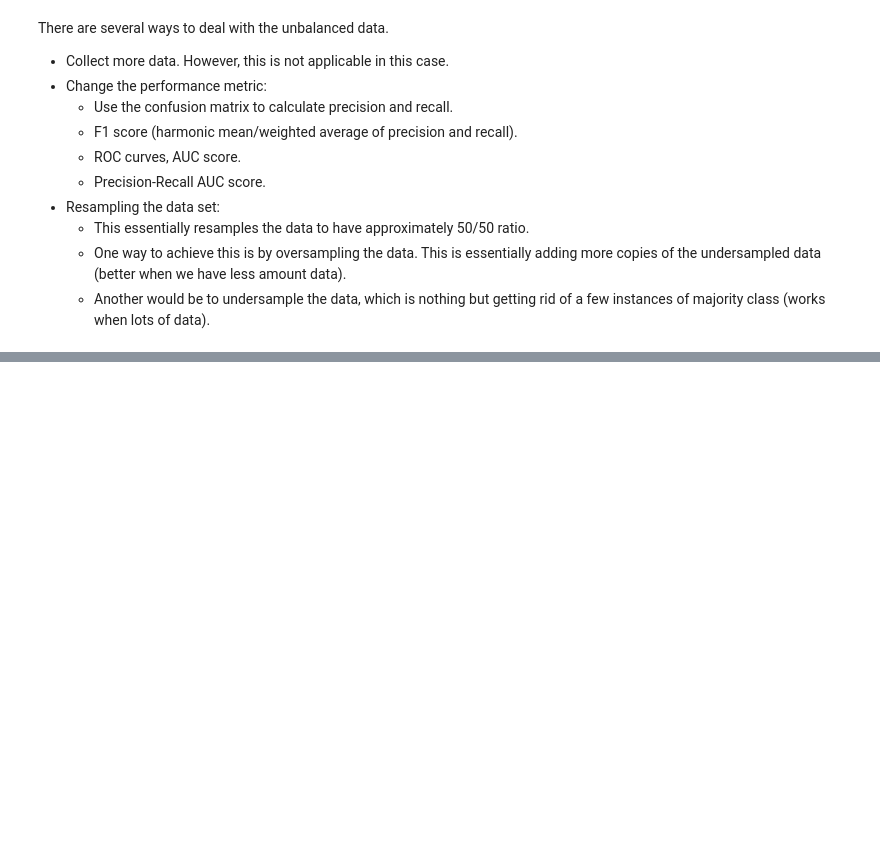
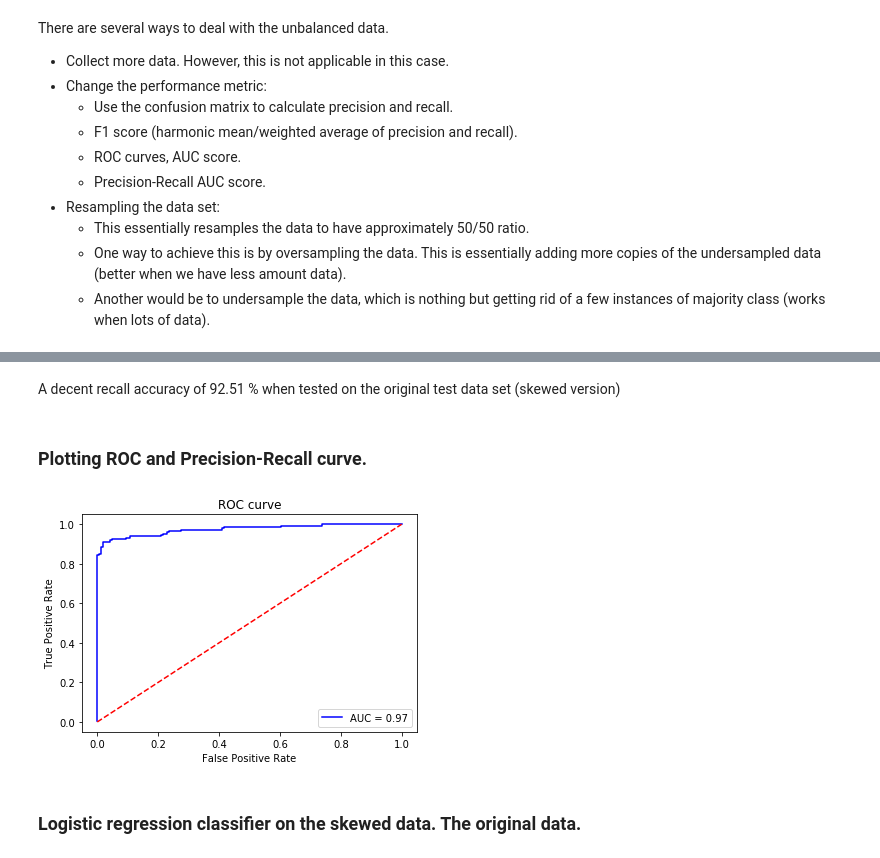
Before and after one commit to shree-ranga/Machine-Learning, a Jupyter notebook: random/CreditCardKaggle/cc_kernel_1.ipynb, the cells around one changed output, grey strips where cells are left out. Saved outputs shown, nothing was run; the diff lists cells and outputs as text; code cells hidden in the pictures; blank space fills up the shorter version.

```diff
--- a/random/CreditCardKaggle/cc_kernel_1.ipynb
+++ b/random/CreditCardKaggle/cc_kernel_1.ipynb
@@ -61,0 +309,26 @@ There are several ways to deal with the unbalanced data.
+# %% [markdown]
+A decent recall accuracy of 92.51 % when tested on the original test data set (skewed version)
+# %% [markdown]
+### Plotting ROC and Precision-Recall curve.
+# %%
+# ROC curve
+lr = LogisticRegression(C=best_c, penalty="l1")
+y_pred_undersample_score = lr.fit(X_train_undersample, y_train_undersample.values.ravel()).decision_function(X_test_undersample.values)
+
+fpr, tpr, thresholds = roc_curve(y_test_undersample.values.ravel(), y_pred_undersample_score)
+roc_auc = auc(fpr, tpr)
+
+# Plot ROC
+plt.title("ROC curve")
+plt.plot(fpr, tpr, "b", label="AUC = %0.2f"% roc_auc)
+plt.plot([0,1],[0,1],"r--")
+plt.legend(loc='lower right')
+# plt.xlim([-1.0, 1.0])
+# plt.ylim([-1.0,1.0])
+plt.xlabel("False Positive Rate")
+plt.ylabel("True Positive Rate")
+plt.show()
+# %% [output]
+[figure, added]
+# %% [markdown]
+### Logistic regression classifier on the skewed data. The original data.
```
Also changed, not shown: parts of 32 cells of this notebook.
